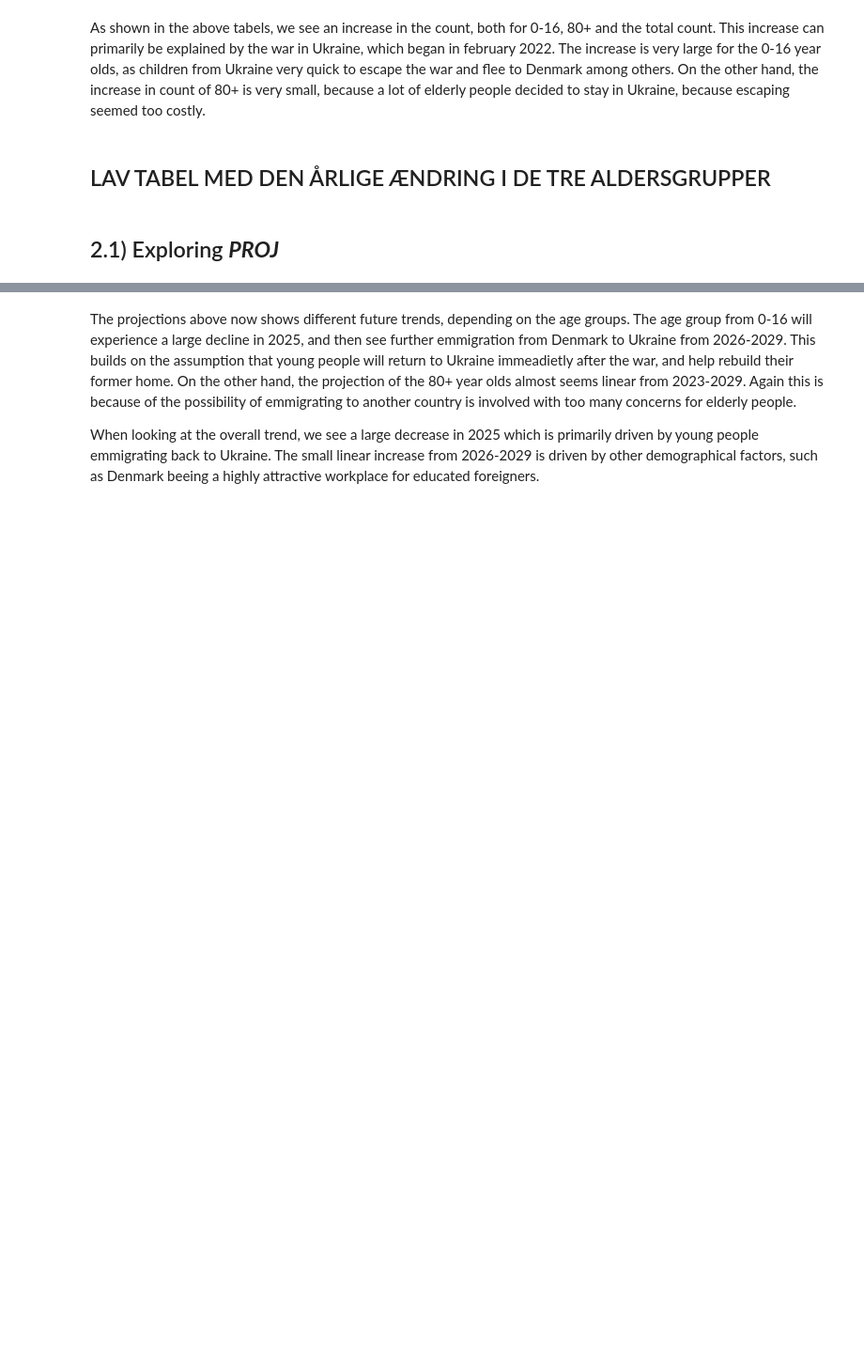
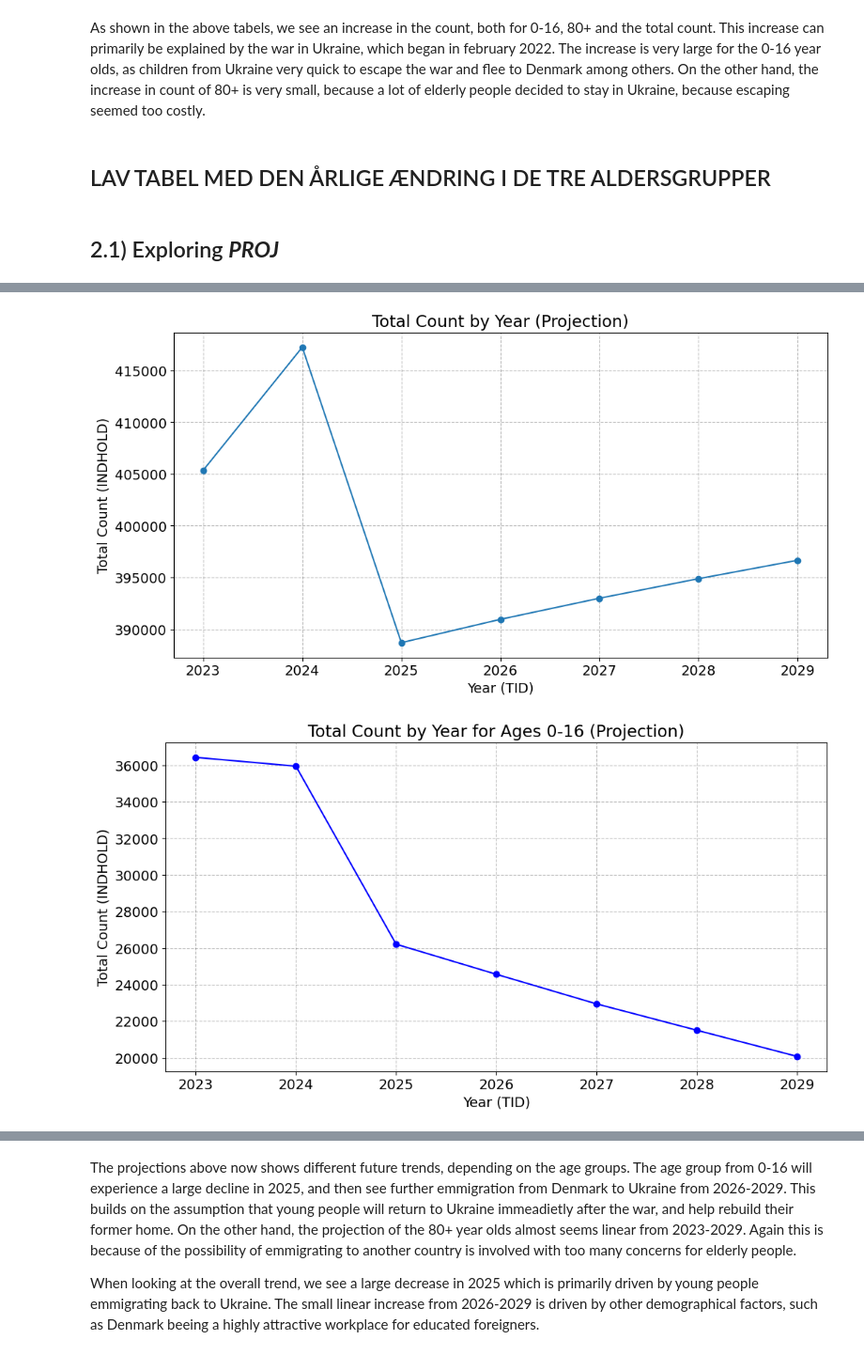
Before and after one commit to NumEconCopenhagen/projects-2024-team-westenholz, a Jupyter notebook: dataproject/dataproject.ipynb, the cells around one changed output, grey strips where cells are left out. Shown: that part at 94% size. Drawn from its saved outputs; the diff is of its cells as text; code cells hidden in the pictures; blank space fills up the shorter version.

```diff
--- a/dataproject/dataproject.ipynb
+++ b/dataproject/dataproject.ipynb
@@ -323,0 +233,5 @@ plt.show()
+# %%
+graph_analysis(PROJ, "Projection", )
+# %% [output]
+[figure, added]
+[figure, added]
```
Also changed, not shown: parts of 20 cells of this notebook, 1 other file.
